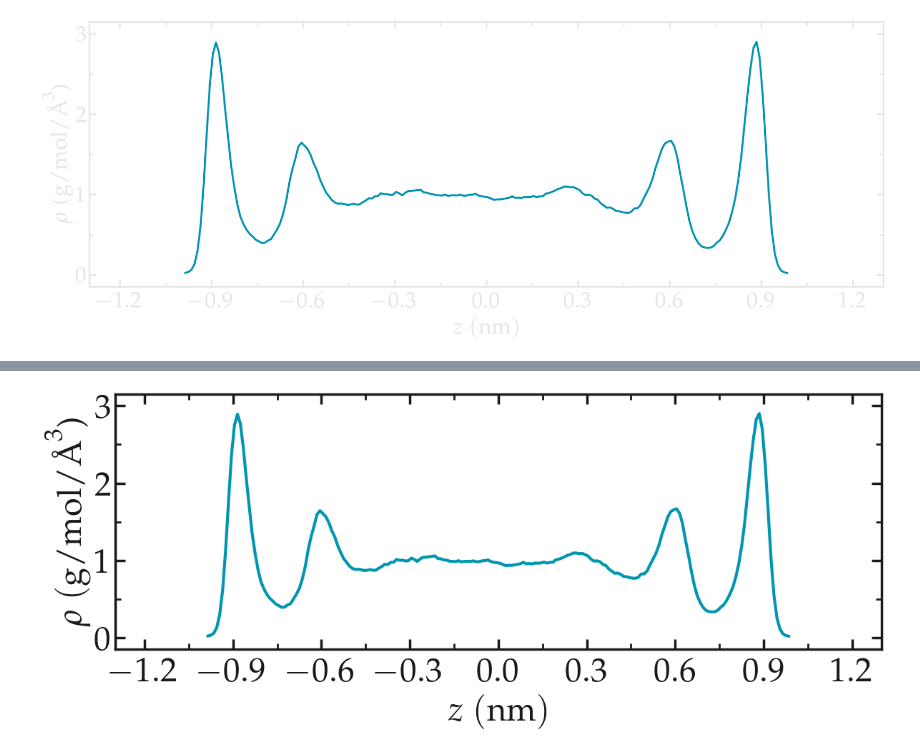
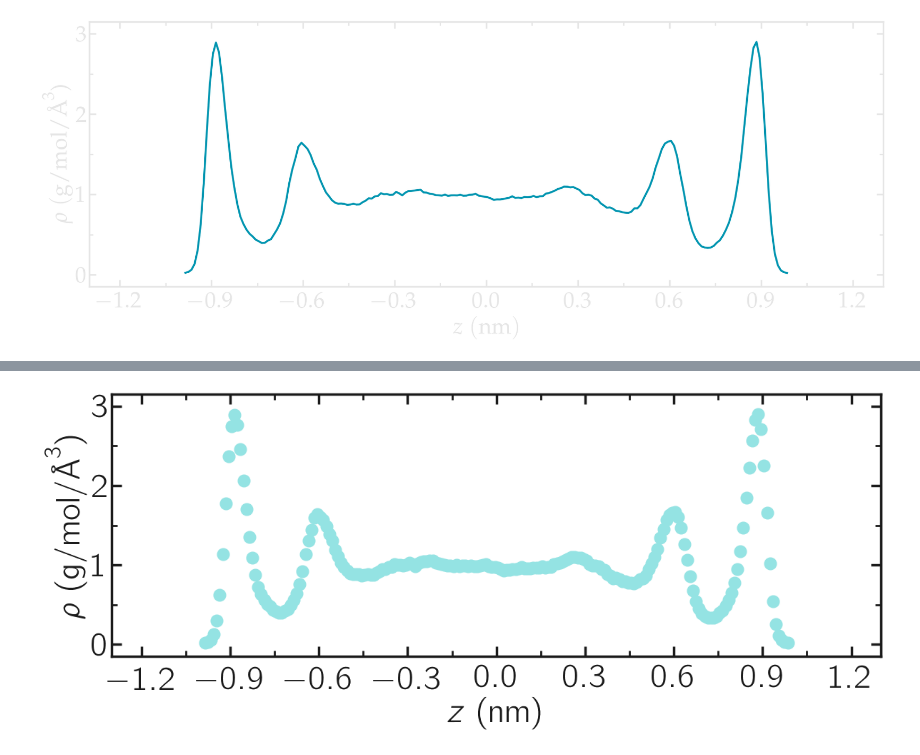
Before and after one commit to lammpstutorials/lammpstutorials.github.io, a Jupyter notebook: docs/sphinx/source/tutorials/figures/level2/nanosheared-electrolyte/shearing-pyplot.ipynb, the cells around one changed output, grey strips where cells are left out. Cells and saved outputs as stored; diff of their text form; code cells hidden in the pictures.

Commit message:
improved figure

```diff
--- a/docs/sphinx/source/tutorials/figures/level2/nanosheared-electrolyte/shearing-pyplot.ipynb
+++ b/docs/sphinx/source/tutorials/figures/level2/nanosheared-electrolyte/shearing-pyplot.ipynb
@@ -117,20 +117,20 @@ for mode, mygray in zip(['light', 'dark'], [colors["mylightgray"], colors["mydar
 # %%
 filename = "density-article"
 mode = 'light'
 mygray = colors["mylightgray"]
-fig = prepare_figure(mode, transparency = False, desired_figsize=(12,5))
+fig = prepare_figure(mode, transparency = False, desired_figsize=(12,5), serif=False)
 ax, n, l_tot, c_tot = [], 0, 1, 1
 n += 1
 ax.append(plt.subplot(l_tot, c_tot, n))
-ax[-1].plot(z[density_water>0.02], density_water[density_water>0.02], color=colors["myblue"], linewidth=3, label=r'water')
+ax[-1].plot(z[density_water>0.02], density_water[density_water>0.02], 'o', color=colors["unisoncyan"], linewidth=3, markersize=12, label=r'water')
 #ax[-1].plot(z[density_ions>0.002], density_ions[density_ions>0.002], color=colors["myorange"], linewidth=3, label=r'ions')
 #ax[-1].plot(z[(density_solid>0) & (z<0)], density_solid[(density_solid>0) & (z<0)], color=mygray, linewidth=3, label=r'wall')
 #ax[-1].plot(z[(density_solid>0) & (z>0)], density_solid[(density_solid>0) & (z>0)], color=mygray, linewidth=3)
-complete_panel(ax[-1], r'$z ~ \mathrm{(nm)}$', r'$\rho ~ (\mathrm{g/mol/\AA}^3$)',
+complete_panel(ax[-1], r'$z ~ \mathrm{(nm)}$', r'$\rho ~ (\mathrm{g/mol/\AA{}}^3$)',
                 legend=False, axis_color=mygray, xpad=8)
 set_boundaries(plt, x_ticks=np.arange(-1.2, 1.3, 0.3), x_boundaries=(-1.3, 1.3),
                y_ticks=np.arange(0, 3.1, 1), y_boundaries=(-0.15, 3.15))
 #add_subplotlabels(fig, ax, ["a", "b"], color=mygray)
 save_figure(plt, fig, mode, git_path, path_figures, filename)
 # %% [output]
-[figure, old version]
+[figure, new version]
```
Also changed, not shown: parts of 2 cells of this notebook, 1 other file.
